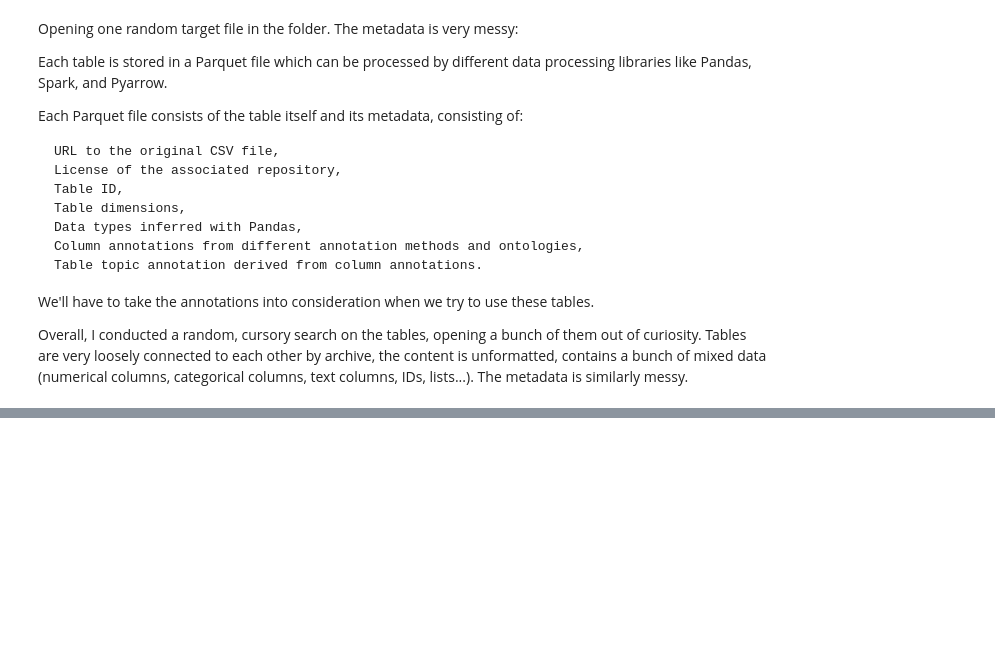
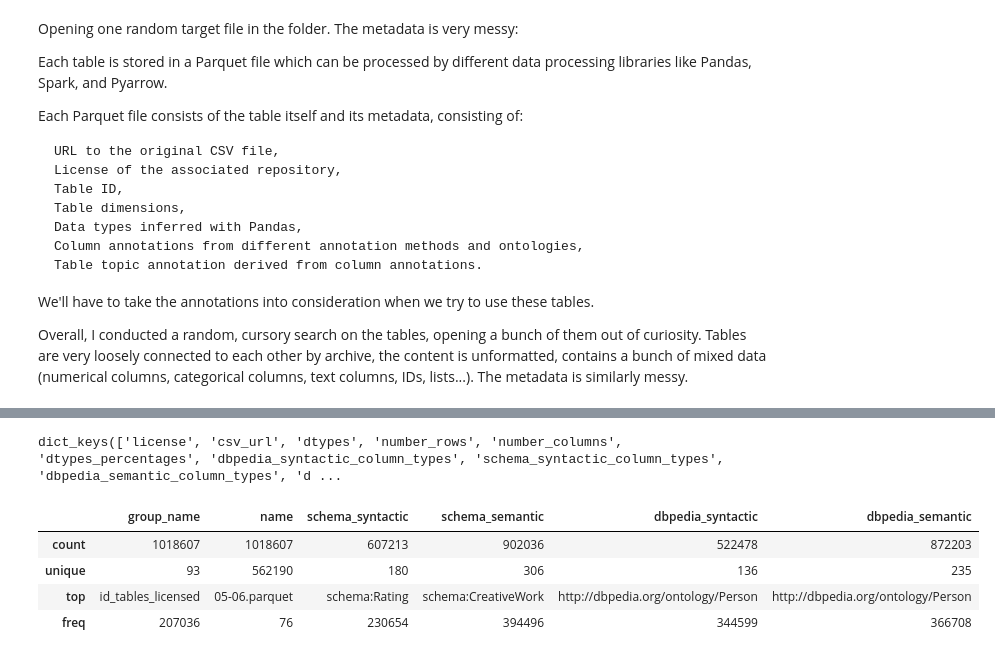
Before and after one commit to rcap107/study-gittables, a Jupyter notebook: notebooks/metadata-study.ipynb, the cells around one changed output, grey strips where cells are left out. Cells and saved outputs as stored; diff of their text form; code cells hidden in the pictures; blank space fills up the shorter version.

```diff
--- a/notebooks/metadata-study.ipynb
+++ b/notebooks/metadata-study.ipynb
@@ -53,0 +49,4 @@ b'{"license": "GNU General Public License v3.0", "csv_url": "https://github.com/
+# %%
+print(js.keys())
+# %% [output]
+dict_keys(['license', 'csv_url', 'dtypes', 'number_rows', 'number_columns', 'dtypes_percentages', 'dbpedia_syntactic_column_types', 'schema_syntactic_column_types', 'dbpedia_semantic_column_types', 'd ...
@@ -53,0 +66,8 @@ b'{"license": "GNU General Public License v3.0", "csv_url": "https://github.com/
+# %%
+_df.describe(include='all')
+# %% [output]
+|  | group_name | name | schema_syntactic | schema_semantic | dbpedia_syntactic | dbpedia_semantic |
+| count | 1018607 | 1018607 | 607213 | 902036 | 522478 | 872203 |
+| unique | 93 | 562190 | 180 | 306 | 136 | 235 |
+| top | id_tables_licensed | 05-06.parquet | schema:Rating | schema:CreativeWork | http://dbpedia.org/ontology/Person | http://dbpedia.org/ontology/Person |
+| freq | 207036 | 76 | 230654 | 394496 | 344599 | 366708 |
```
Also changed, not shown: parts of 9 cells of this notebook.
